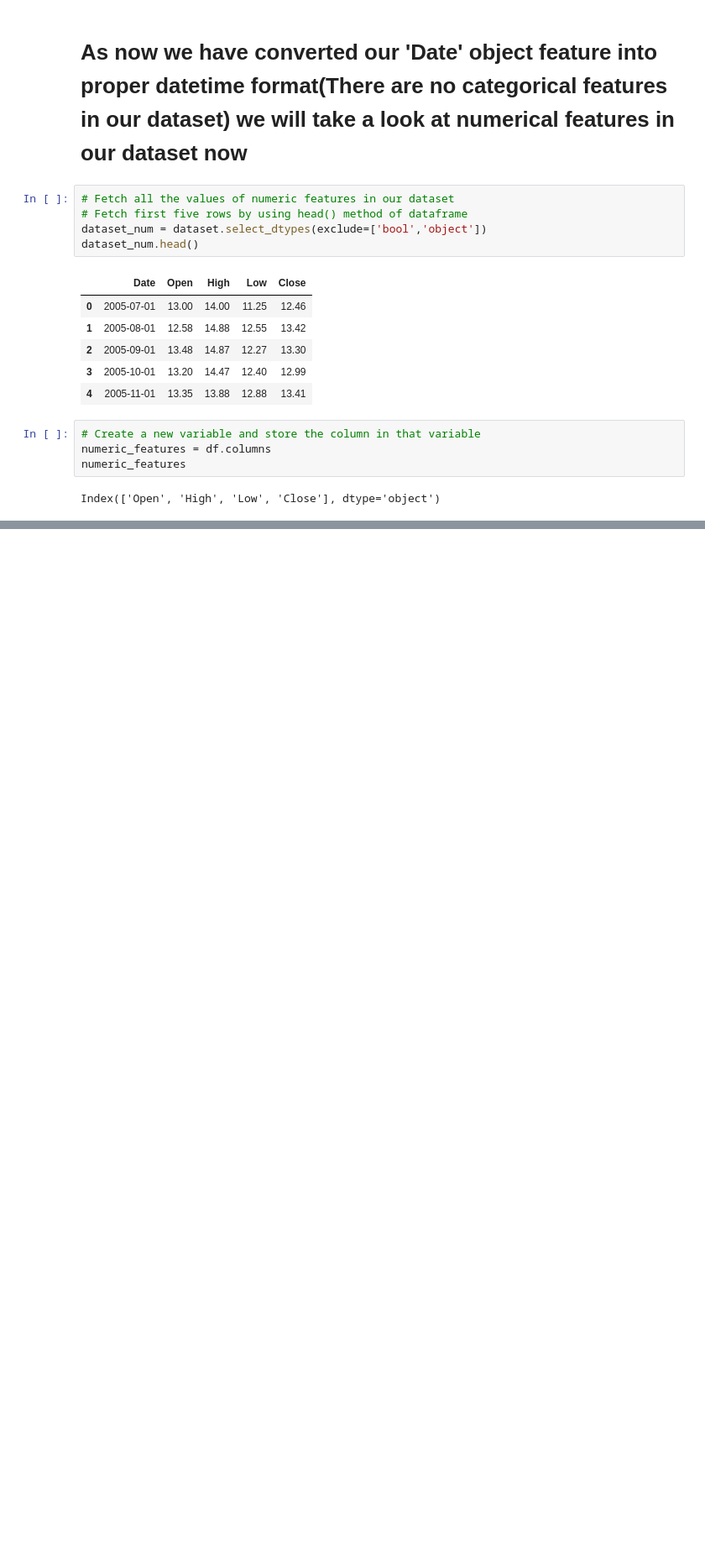
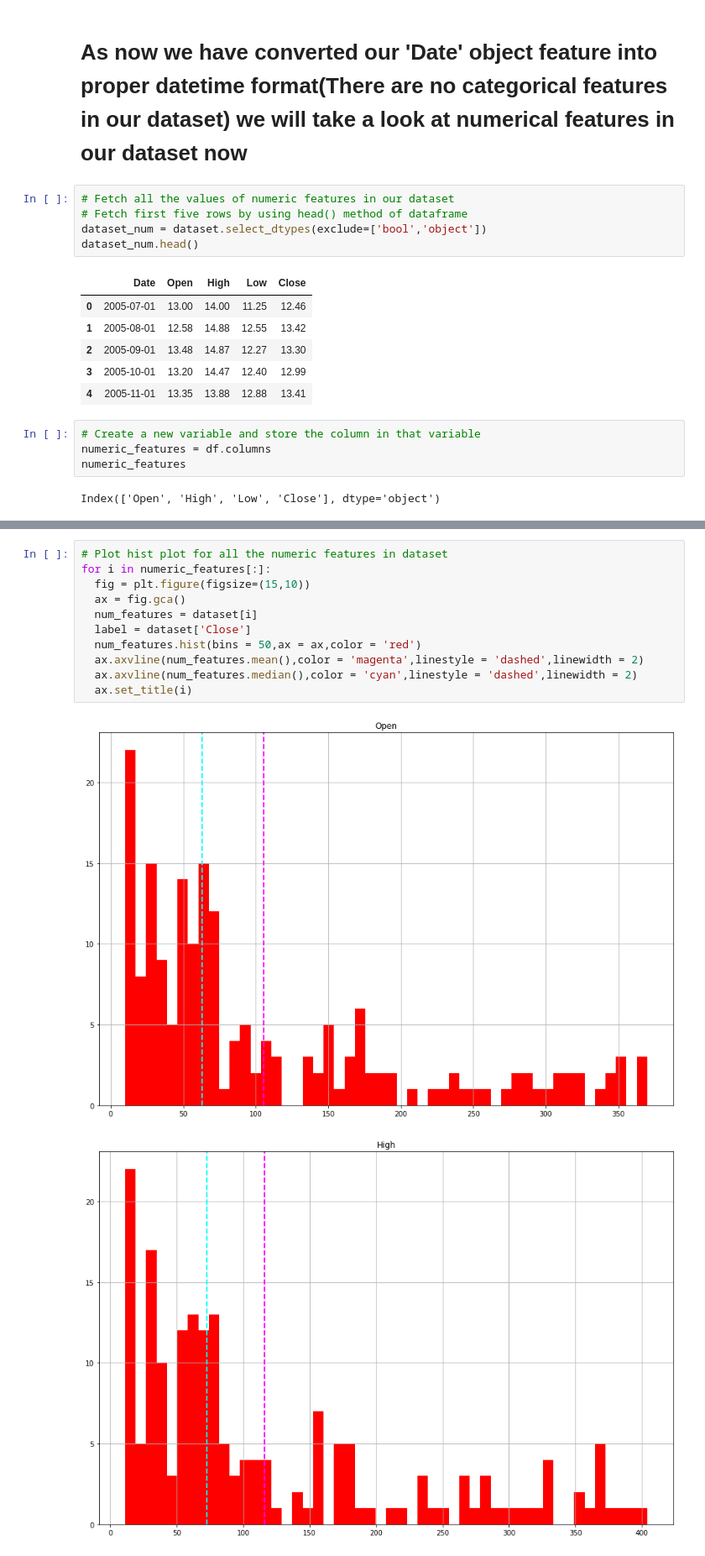
Before and after one commit to Adityasingh3008/YES-BANK-STOCK-CLOSING-PRICE-PREDICTION, a Jupyter notebook: Individual_Notebook_YES_BANK_STOCK_PRICE_PREDICTION_(Capstone_Project_2).ipynb, the cells around one changed output, grey strips where cells are left out. Shown at 84% size. Drawn from its saved outputs; the diff is of its cells as text; blank space fills up the shorter version.

```diff
--- a/Individual_Notebook_YES_BANK_STOCK_PRICE_PREDICTION_(Capstone_Project_2).ipynb
+++ b/Individual_Notebook_YES_BANK_STOCK_PRICE_PREDICTION_(Capstone_Project_2).ipynb
@@ -222,0 +225,14 @@ Index(['Open', 'High', 'Low', 'Close'], dtype='object')
+# %%
+# Plot hist plot for all the numeric features in dataset
+for i in numeric_features[:]:
+  fig = plt.figure(figsize=(15,10))
+  ax = fig.gca()
+  num_features = dataset[i]
+  label = dataset['Close']
+  num_features.hist(bins = 50,ax = ax,color = 'red')
+  ax.axvline(num_features.mean(),color = 'magenta',linestyle = 'dashed',linewidth = 2)
+  ax.axvline(num_features.median(),color = 'cyan',linestyle = 'dashed',linewidth = 2)
+  ax.set_title(i)
+# %% [output]
+[figure, added]
+[figure, added]
```
Also changed, not shown: parts of 25 cells of this notebook.
